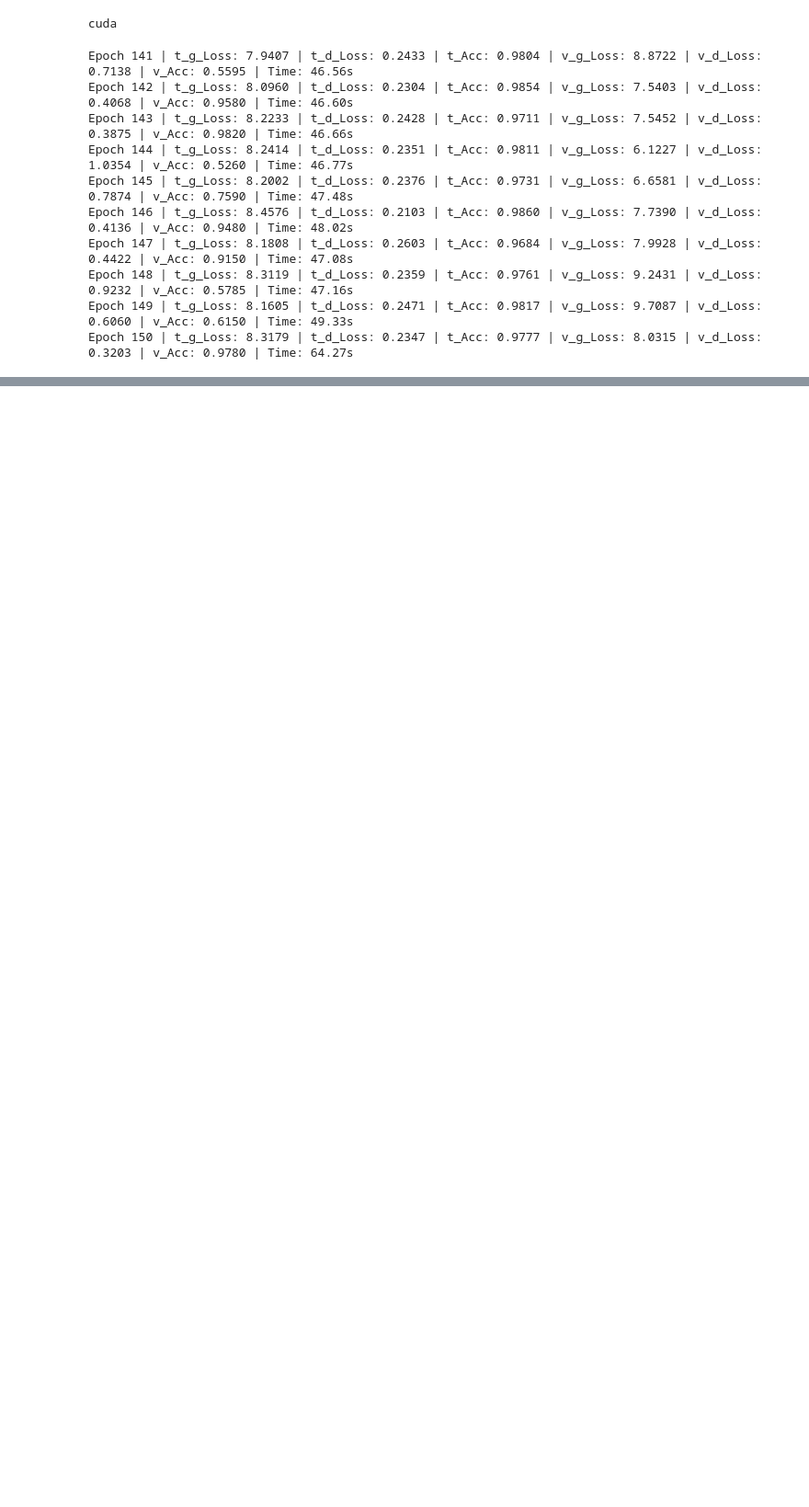
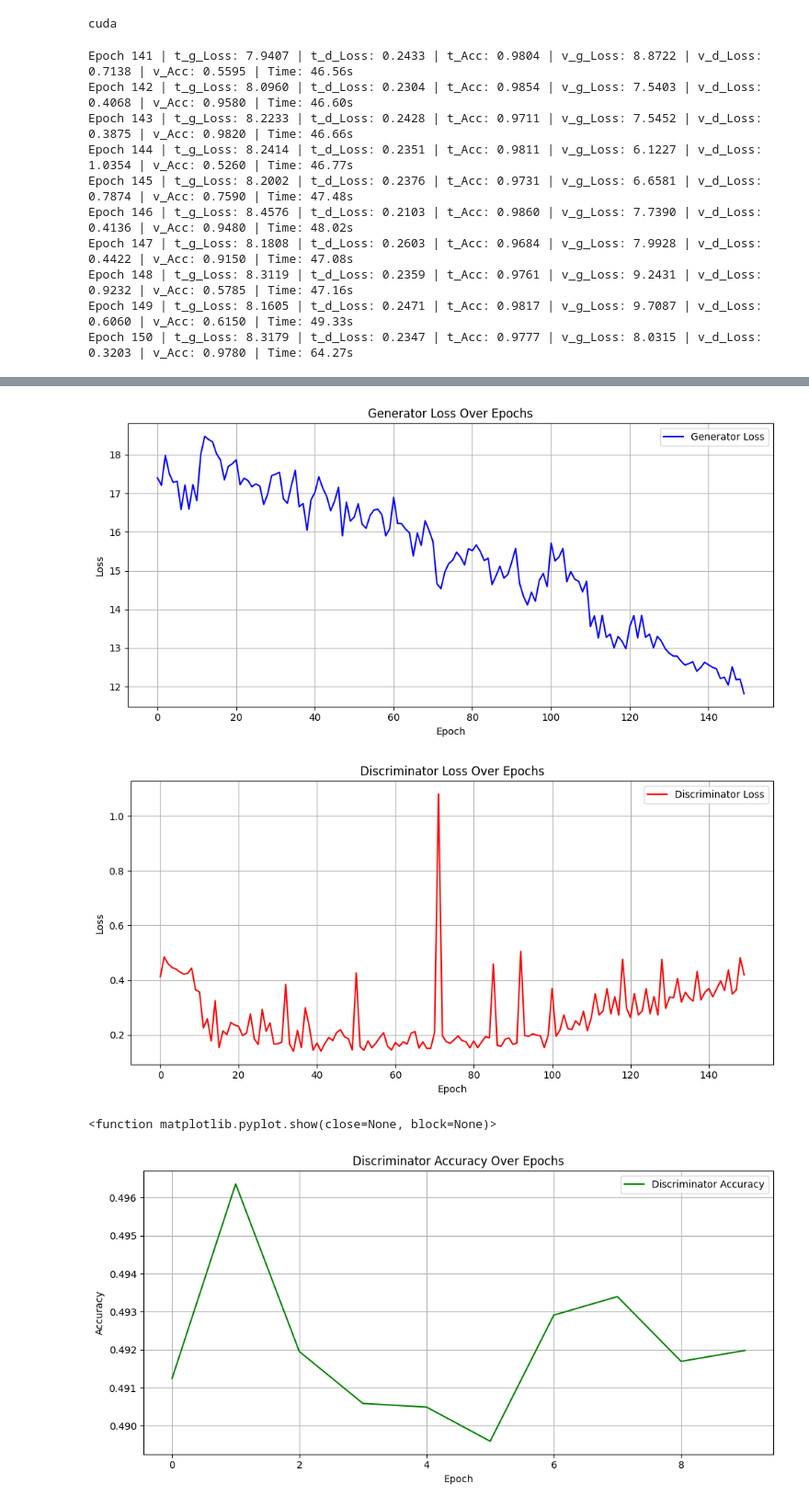
Before and after one commit to simrant27/CatoonifyMe, a Jupyter notebook: notebook/tarin_with_val.ipynb, the cells around one changed output, grey strips where cells are left out. Shown at 92% size. Cells and saved outputs as stored; diff of their text form; code cells hidden in the pictures; blank space fills up the shorter version.

Commit message:
plat val graph

```diff
--- a/notebook/tarin_with_val.ipynb
+++ b/notebook/tarin_with_val.ipynb
@@ -324,3 +324,40 @@ plt.show
+# %%
+plt.figure(figsize=(10, 5))
+plt.plot(g_losses, label="Generator Loss", color='blue')
+plt.xlabel("Epoch")
+plt.ylabel("Loss")
+plt.title("Generator Loss Over Epochs")
+plt.grid(True)
+plt.legend()
+plt.tight_layout()
+plt.show()
+
+# Plot Discriminator Loss
+plt.figure(figsize=(10, 5))
+plt.plot(d_losses, label="Discriminator Loss", color='red')
+plt.xlabel("Epoch")
+plt.ylabel("Loss")
+plt.title("Discriminator Loss Over Epochs")
+plt.grid(True)
+plt.legend()
+plt.tight_layout()
+plt.show()
+
+# Plot accuracy
+plt.figure(figsize=(10, 5))
+plt.plot(d_accuracies, label="Discriminator Accuracy", color='green')
+plt.xlabel("Epoch")
+plt.ylabel("Accuracy")
+plt.title("Discriminator Accuracy Over Epochs")
+plt.grid(True)
+plt.legend()
+plt.tight_layout()
+plt.show
+# %% [output]
+[figure, added]
+[figure, added]
+<function matplotlib.pyplot.show(close=None, block=None)>
+[figure, added]
 # %%
 
 
```
Also changed, not shown: parts of 4 cells of this notebook, 1 other file.
